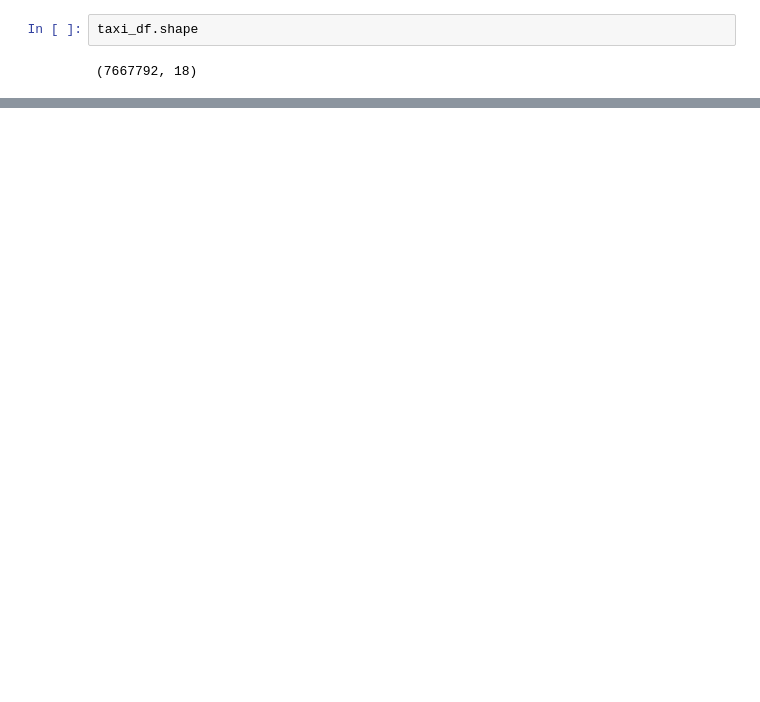
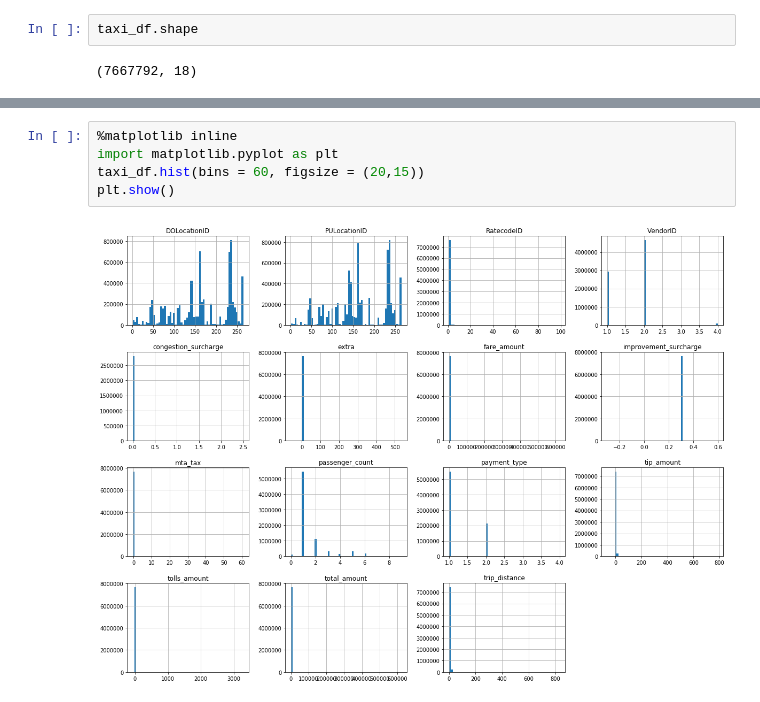
Before and after one commit to ulgeny/NY-Taxi-Analysis-, a Jupyter notebook: Presentable Notebook.ipynb, the cells around one changed output, grey strips where cells are left out. Cells and saved outputs as stored; diff of their text form; blank space fills up the shorter version.

```diff
--- a/Presentable Notebook.ipynb
+++ b/Presentable Notebook.ipynb
@@ -17,0 +56,7 @@ taxi_df.shape
+# %%
+%matplotlib inline
+import matplotlib.pyplot as plt
+taxi_df.hist(bins = 60, figsize = (20,15))
+plt.show()
+# %% [output]
+[figure, added]
```
Also changed, not shown: parts of 28 cells of this notebook.
